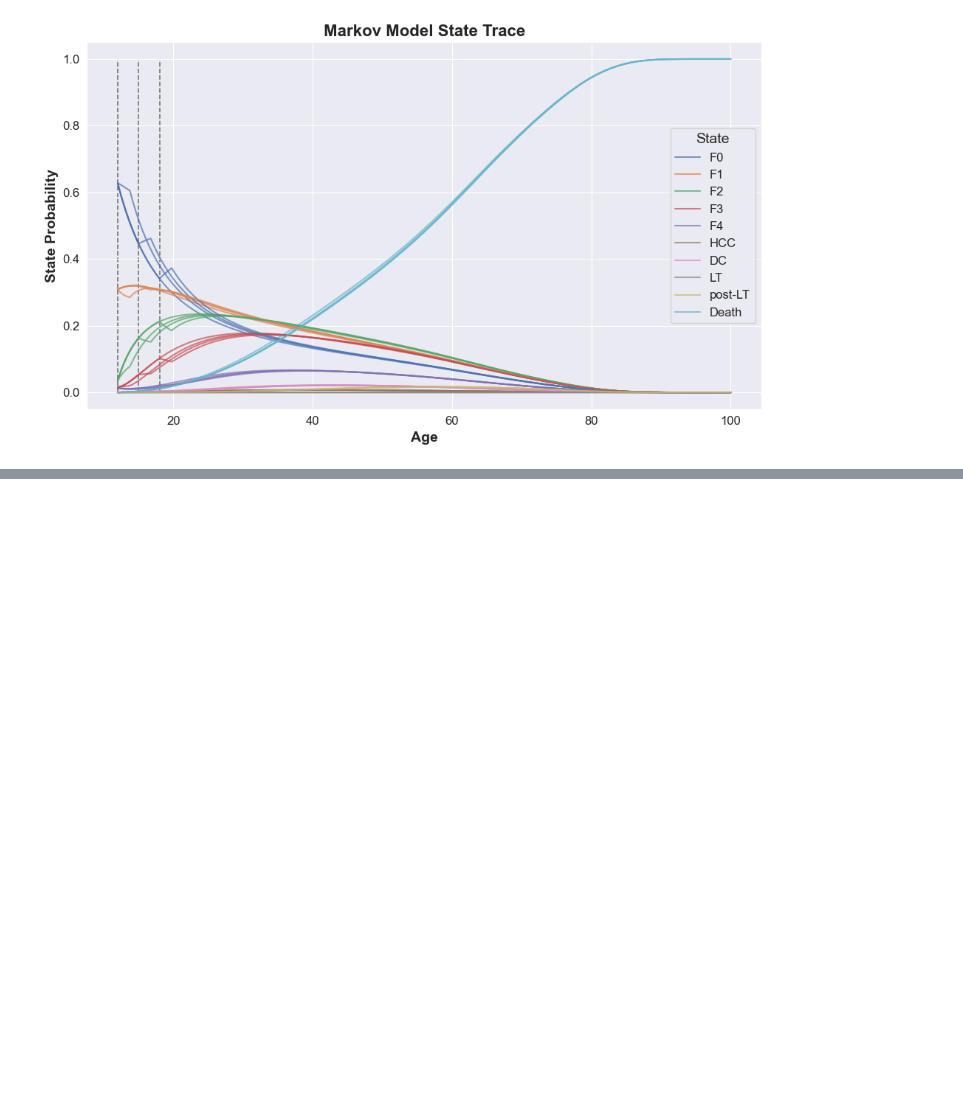
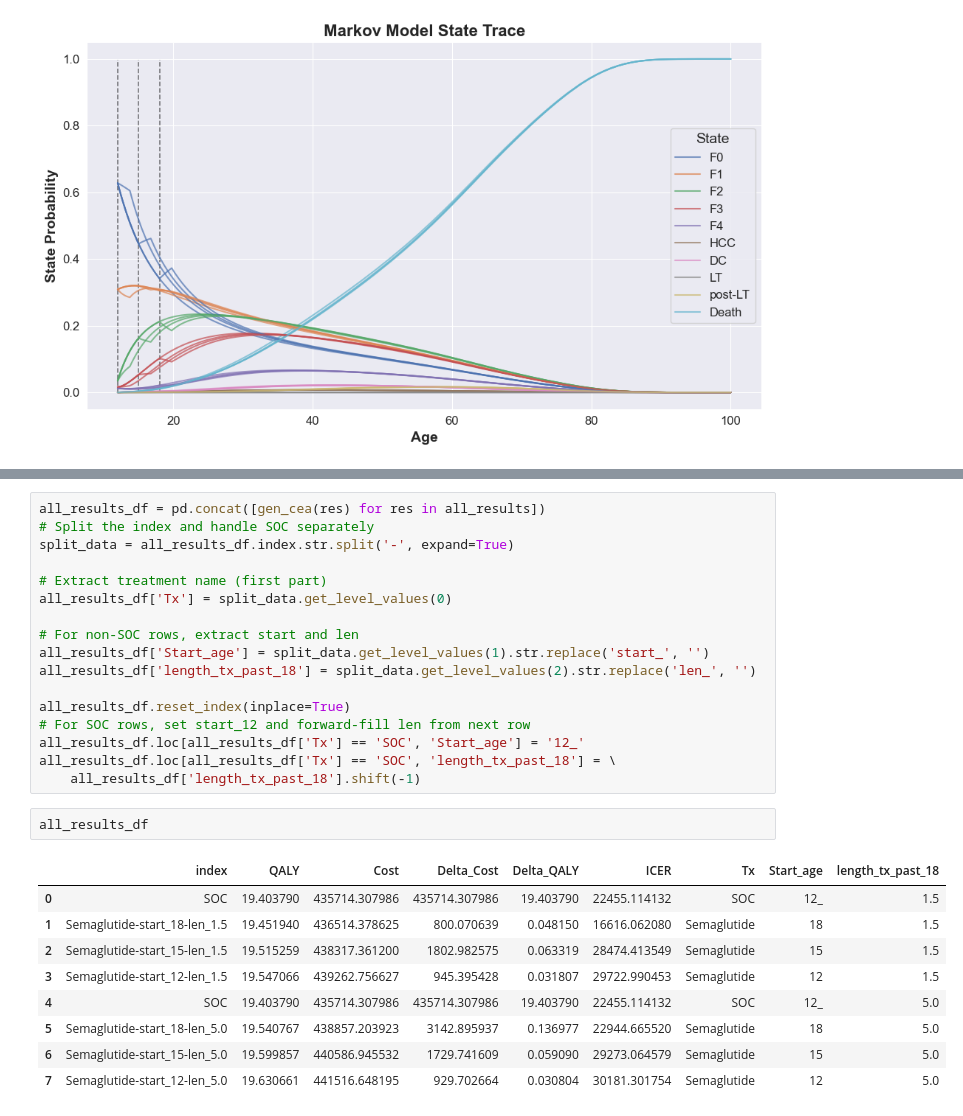
Before and after one commit to ConorMesser/glp1_cea, a Jupyter notebook: final_project.ipynb, the cells around one changed output, grey strips where cells are left out. Drawn from its saved outputs; the diff is of its cells as text; blank space fills up the shorter version.

```diff
--- a/final_project.ipynb
+++ b/final_project.ipynb
@@ -578,0 +676,29 @@ fig.savefig('markov_trace_start_age_comparison.same_tx_duration.len_1_5.png', dp
+# %%
+all_results_df = pd.concat([gen_cea(res) for res in all_results])
+# Split the index and handle SOC separately
+split_data = all_results_df.index.str.split('-', expand=True)
+
+# Extract treatment name (first part)
+all_results_df['Tx'] = split_data.get_level_values(0)
+
+# For non-SOC rows, extract start and len
+all_results_df['Start_age'] = split_data.get_level_values(1).str.replace('start_', '')
+all_results_df['length_tx_past_18'] = split_data.get_level_values(2).str.replace('len_', '')
+
+all_results_df.reset_index(inplace=True)
+# For SOC rows, set start_12 and forward-fill len from next row
+all_results_df.loc[all_results_df['Tx'] == 'SOC', 'Start_age'] = '12_'
+all_results_df.loc[all_results_df['Tx'] == 'SOC', 'length_tx_past_18'] = \
+    all_results_df['length_tx_past_18'].shift(-1)
+# %%
+all_results_df
+# %% [output]
+|  | index | QALY | Cost | Delta_Cost | Delta_QALY | ICER | Tx | Start_age | length_tx_past_18 |
+| 0 | SOC | 19.403790 | 435714.307986 | 435714.307986 | 19.403790 | 22455.114132 | SOC | 12_ | 1.5 |
+| 1 | Semaglutide-start_18-len_1.5 | 19.451940 | 436514.378625 | 800.070639 | 0.048150 | 16616.062080 | Semaglutide | 18 | 1.5 |
+| 2 | Semaglutide-start_15-len_1.5 | 19.515259 | 438317.361200 | 1802.982575 | 0.063319 | 28474.413549 | Semaglutide | 15 | 1.5 |
+| 3 | Semaglutide-start_12-len_1.5 | 19.547066 | 439262.756627 | 945.395428 | 0.031807 | 29722.990453 | Semaglutide | 12 | 1.5 |
+| 4 | SOC | 19.403790 | 435714.307986 | 435714.307986 | 19.403790 | 22455.114132 | SOC | 12_ | 5.0 |
+| 5 | Semaglutide-start_18-len_5.0 | 19.540767 | 438857.203923 | 3142.895937 | 0.136977 | 22944.665520 | Semaglutide | 18 | 5.0 |
+| 6 | Semaglutide-start_15-len_5.0 | 19.599857 | 440586.945532 | 1729.741609 | 0.059090 | 29273.064579 | Semaglutide | 15 | 5.0 |
+| 7 | Semaglutide-start_12-len_5.0 | 19.630661 | 441516.648195 | 929.702664 | 0.030804 | 30181.301754 | Semaglutide | 12 | 5.0 |
```
Also changed, not shown: parts of 11 cells of this notebook, 2 other files.
